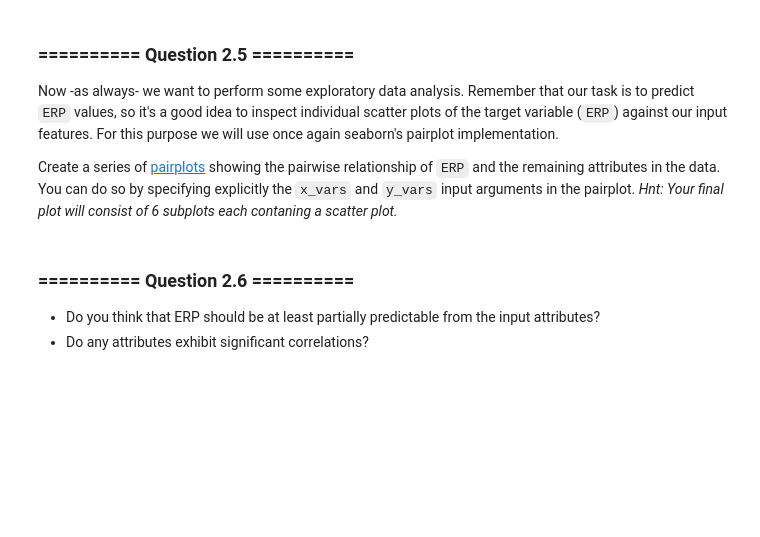
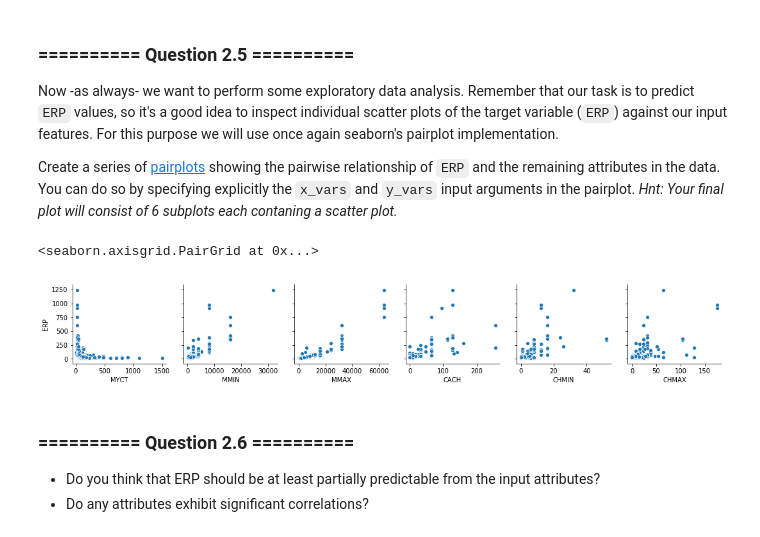
Before and after one commit to zhanshenlc/IAML2018, a Jupyter notebook: Labs/02 - Decision Trees and Linear Regression.ipynb, the cells around one changed output. Cells and saved outputs as stored; diff of their text form; code cells hidden in the pictures; blank space fills up the shorter version.

```diff
--- a/Labs/02 - Decision Trees and Linear Regression.ipynb
+++ b/Labs/02 - Decision Trees and Linear Regression.ipynb
@@ -433,3 +430,5 @@ Display the first 10 data points of the dataset
 You might have noticed that the `vendor` attribute is categorical. This will give problems when using a linear regression model. For now we can simply remove this attribute. Create a new DataFrame called `cpu_clean` by copying `cpu` but omit the `vendor` attribute. Display the number of samples and attributes in the clean dataset as a sanity check.
 # %%
 # Your Code goes here:
+cpu_clean = cpu.drop(columns='vendor')
+cpu_clean.shape
@@ -440,6 +441,11 @@ Now -as always- we want to perform some exploratory data analysis. Remember that
 Create a series of [pairplots](https://seaborn.github.io/generated/seaborn.pairplot.html?highlight=pairplot#seaborn.pairplot) showing the pairwise relationship of `ERP` and the remaining attributes in the data. You can do so by specifying explicitly the `x_vars` and `y_vars` input arguments in the pairplot. *Hnt: Your final plot will consist of 6 subplots each contaning a scatter plot.*
 # %%
 # Your Code goes here:
+g3 = sns.pairplot(cpu_clean, x_vars=cpu_clean.columns.drop('ERP'), y_vars='ERP')
+g3
+# %% [output]
+<seaborn.axisgrid.PairGrid at 0x...>
+[figure, added]
 # %% [markdown]
 ### ========== Question 2.6 ==========
 * Do you think that ERP should be at least partially predictable from the input attributes?
```
Also changed, not shown: parts of 14 cells of this notebook.
